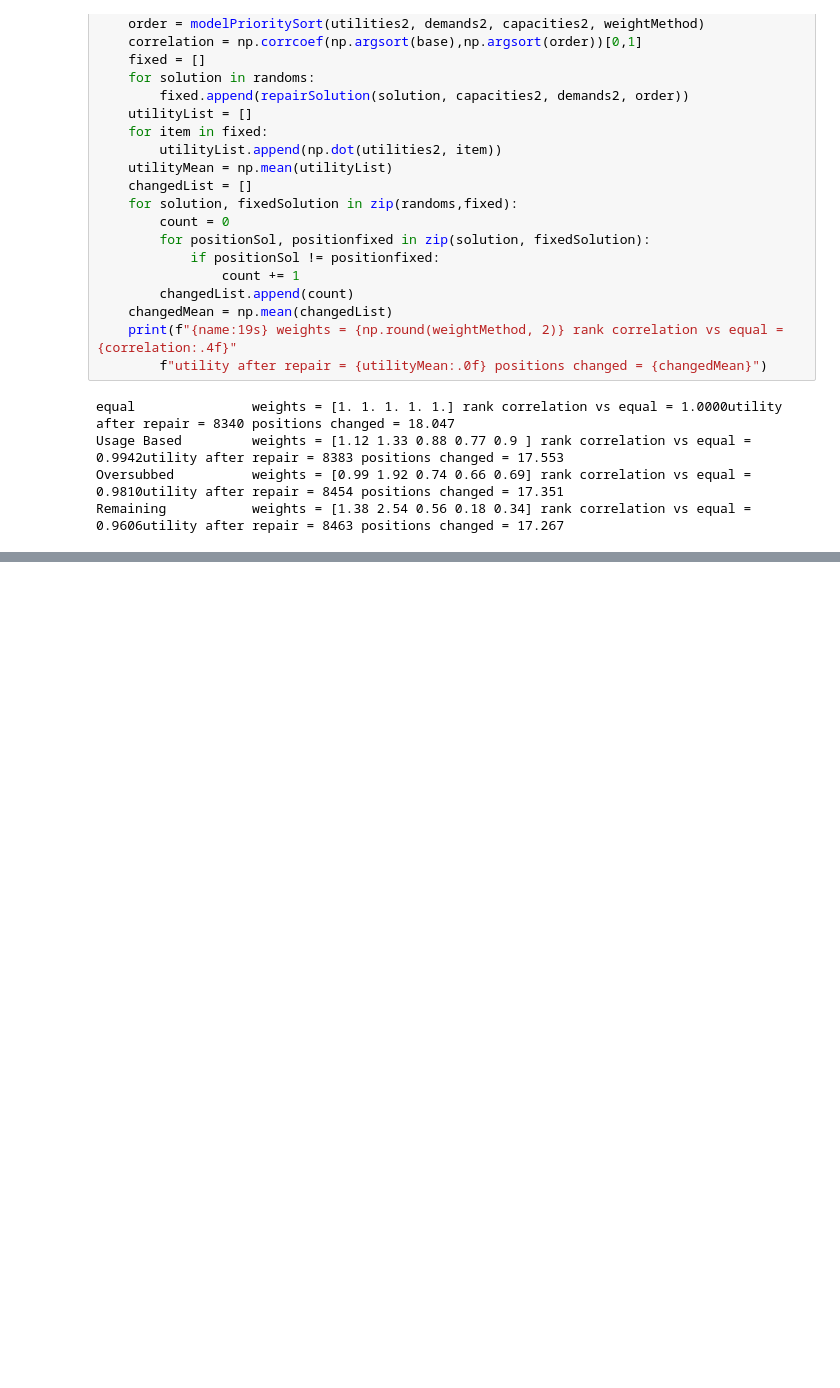
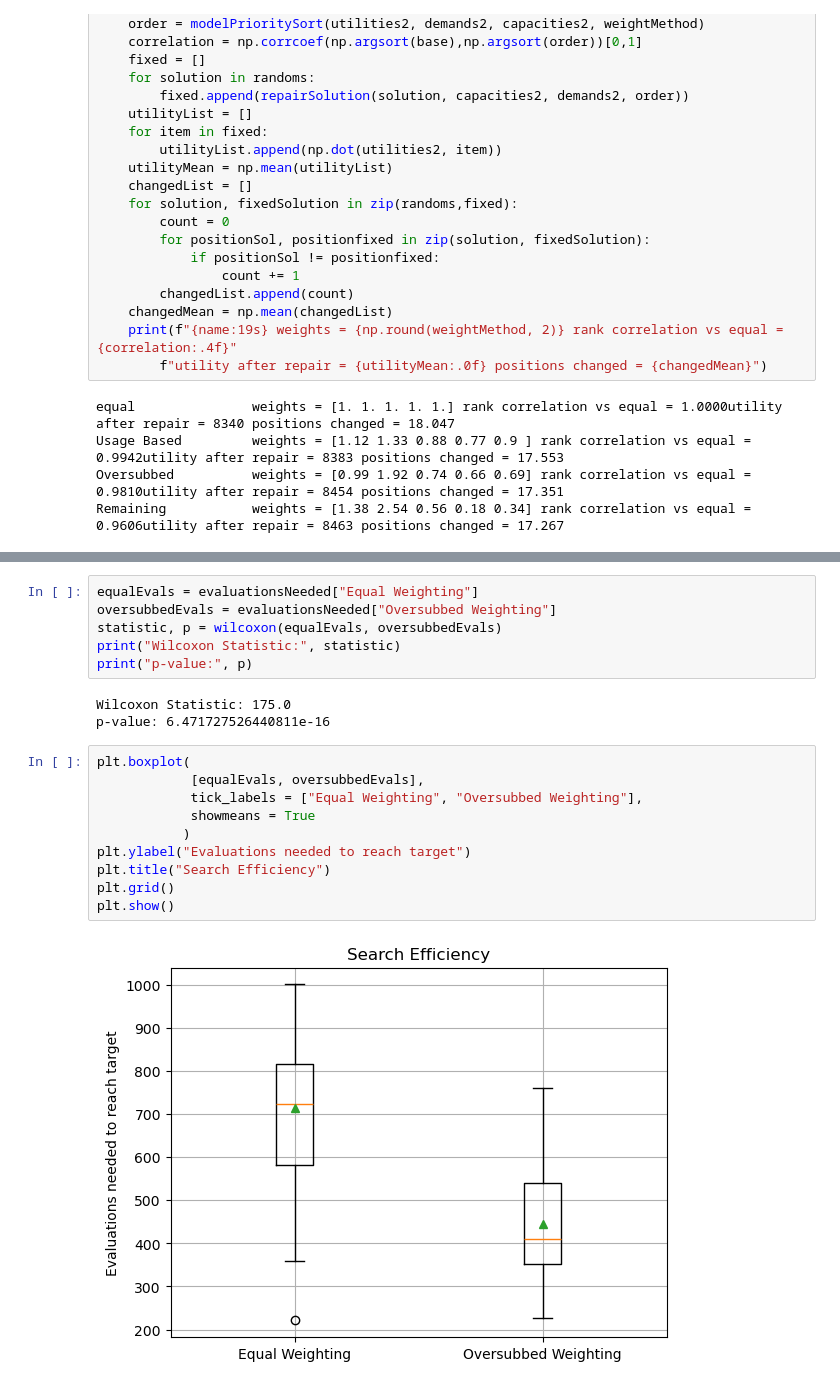
Before and after one commit to Captainjack2210/AI-Assignment, a Jupyter notebook: workload_data_loader.ipynb, the cells around one changed output, grey strips where cells are left out. Drawn from its saved outputs; the diff is of its cells as text; blank space fills up the shorter version.

```diff
--- a/workload_data_loader.ipynb
+++ b/workload_data_loader.ipynb
@@ -785,0 +780,21 @@ Reduction Weighting  final: mean = 11191, std = 0.72, max = 11191.0, min = 11187
+# %%
+equalEvals = evaluationsNeeded["Equal Weighting"]
+oversubbedEvals = evaluationsNeeded["Oversubbed Weighting"]
+statistic, p = wilcoxon(equalEvals, oversubbedEvals)
+print("Wilcoxon Statistic:", statistic)
+print("p-value:", p)
+# %% [output]
+Wilcoxon Statistic: 175.0
+p-value: 6.471727526440811e-16
+# %%
+plt.boxplot(
+            [equalEvals, oversubbedEvals],
+            tick_labels = ["Equal Weighting", "Oversubbed Weighting"],
+            showmeans = True
+           )
+plt.ylabel("Evaluations needed to reach target")
+plt.title("Search Efficiency")
+plt.grid()
+plt.show()
+# %% [output]
+[figure, added]
```
Also changed, not shown: parts of 16 cells of this notebook.
